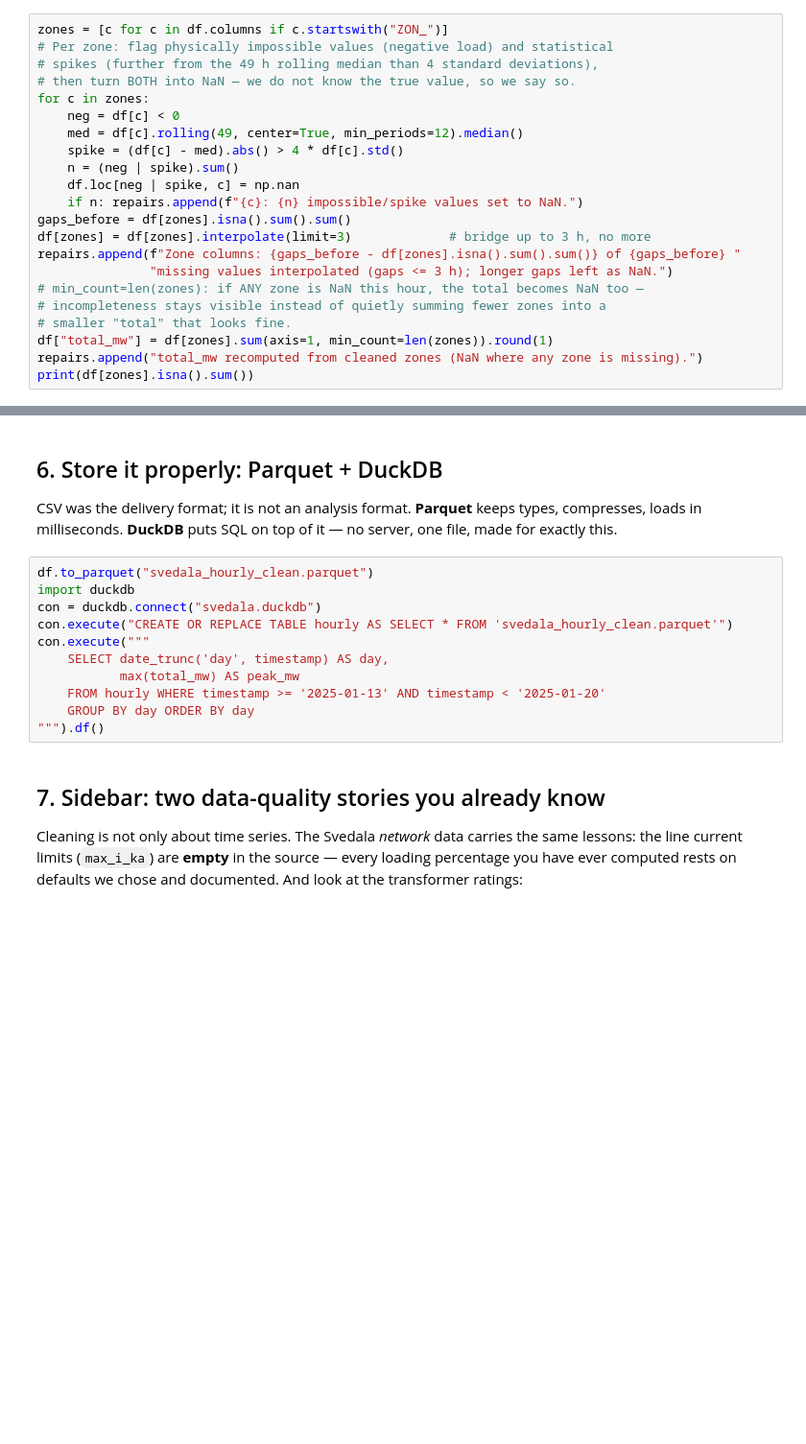
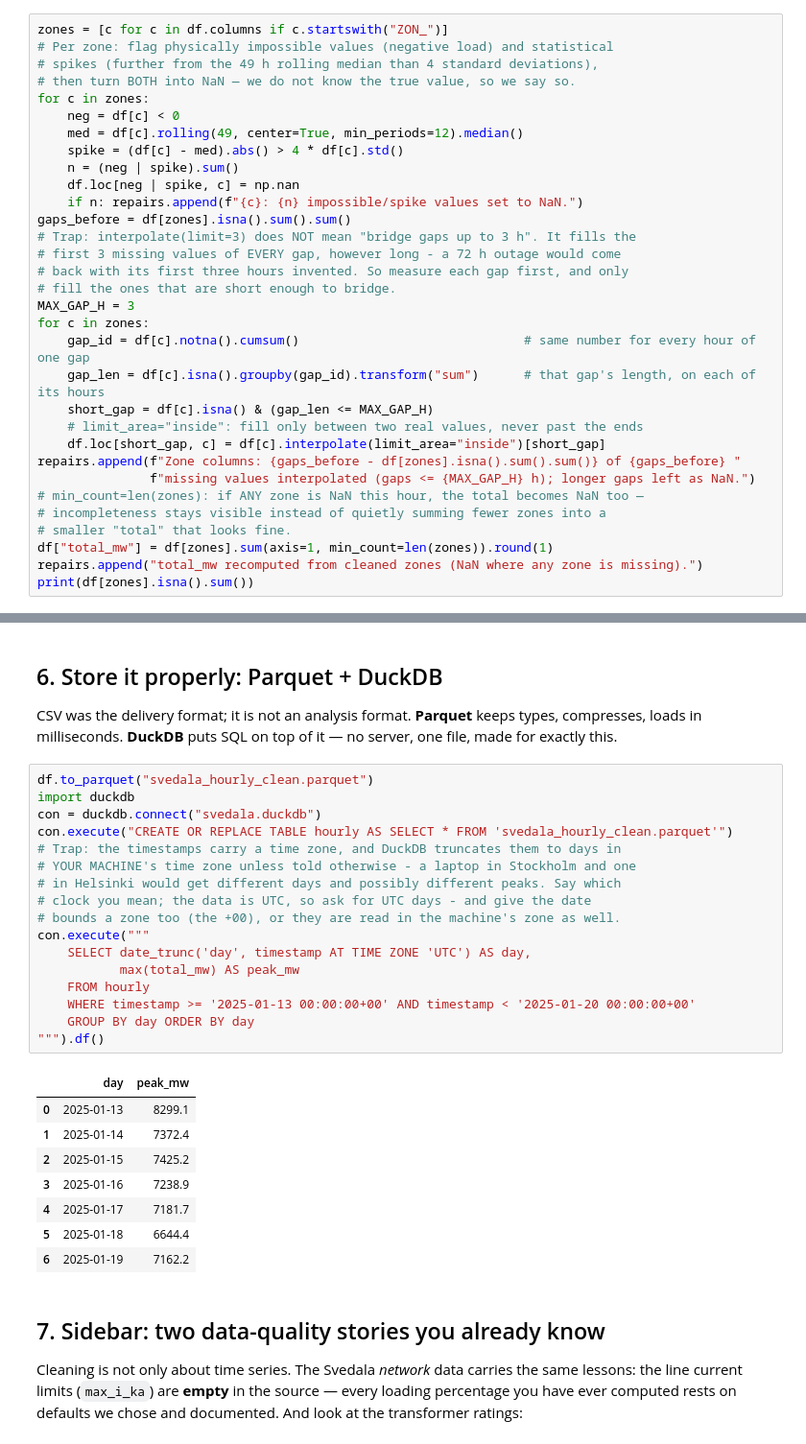
Before and after one commit to KTH-EG2140/course-material, a Jupyter notebook: notebooks/LC07_cleaning_storage.ipynb, the cells around one changed output, grey strips where cells are left out. Shown at 96% size. Cells and saved outputs as stored; diff of their text form; blank space fills up the shorter version.

```diff
--- a/notebooks/LC07_cleaning_storage.ipynb
+++ b/notebooks/LC07_cleaning_storage.ipynb
@@ -85,9 +123,19 @@ for c in zones:
     df.loc[neg | spike, c] = np.nan
     if n: repairs.append(f"{c}: {n} impossible/spike values set to NaN.")
 gaps_before = df[zones].isna().sum().sum()
-df[zones] = df[zones].interpolate(limit=3)             # bridge up to 3 h, no more
+# Trap: interpolate(limit=3) does NOT mean "bridge gaps up to 3 h". It fills the
+# first 3 missing values of EVERY gap, however long - a 72 h outage would come
+# back with its first three hours invented. So measure each gap first, and only
+# fill the ones that are short enough to bridge.
+MAX_GAP_H = 3
+for c in zones:
+    gap_id = df[c].notna().cumsum()                              # same number for every hour of one gap
+    gap_len = df[c].isna().groupby(gap_id).transform("sum")      # that gap's length, on each of its hours
+    short_gap = df[c].isna() & (gap_len <= MAX_GAP_H)
+    # limit_area="inside": fill only between two real values, never past the ends
+    df.loc[short_gap, c] = df[c].interpolate(limit_area="inside")[short_gap]
 repairs.append(f"Zone columns: {gaps_before - df[zones].isna().sum().sum()} of {gaps_before} "
-               "missing values interpolated (gaps <= 3 h); longer gaps left as NaN.")
+               f"missing values interpolated (gaps <= {MAX_GAP_H} h); longer gaps left as NaN.")
 # min_count=len(zones): if ANY zone is NaN this hour, the total becomes NaN too —
 # incompleteness stays visible instead of quietly summing fewer zones into a
 # smaller "total" that looks fine.
@@ -129,14 +196,29 @@ CSV was the delivery format; it is not an analysis format. **Parquet** keeps typ
 # %%
 df.to_parquet("svedala_hourly_clean.parquet")
 import duckdb
 con = duckdb.connect("svedala.duckdb")
 con.execute("CREATE OR REPLACE TABLE hourly AS SELECT * FROM 'svedala_hourly_clean.parquet'")
+# Trap: the timestamps carry a time zone, and DuckDB truncates them to days in
+# YOUR MACHINE's time zone unless told otherwise - a laptop in Stockholm and one
+# in Helsinki would get different days and possibly different peaks. Say which
+# clock you mean; the data is UTC, so ask for UTC days - and give the date
+# bounds a zone too (the +00), or they are read in the machine's zone as well.
 con.execute("""
-    SELECT date_trunc('day', timestamp) AS day,
+    SELECT date_trunc('day', timestamp AT TIME ZONE 'UTC') AS day,
            max(total_mw) AS peak_mw
-    FROM hourly WHERE timestamp >= '2025-01-13' AND timestamp < '2025-01-20'
+    FROM hourly
+    WHERE timestamp >= '2025-01-13 00:00:00+00' AND timestamp < '2025-01-20 00:00:00+00'
     GROUP BY day ORDER BY day
 """).df()
+# %% [output]
+|  | day | peak_mw |
+| 0 | 2025-01-13 | 8299.1 |
+| 1 | 2025-01-14 | 7372.4 |
+| 2 | 2025-01-15 | 7425.2 |
+| 3 | 2025-01-16 | 7238.9 |
+| 4 | 2025-01-17 | 7181.7 |
+| 5 | 2025-01-18 | 6644.4 |
+| 6 | 2025-01-19 | 7162.2 |
 # %% [markdown]
 ## 7. Sidebar: two data-quality stories you already know
 
```
Also changed, not shown: parts of 14 cells of this notebook, 1 other file.
